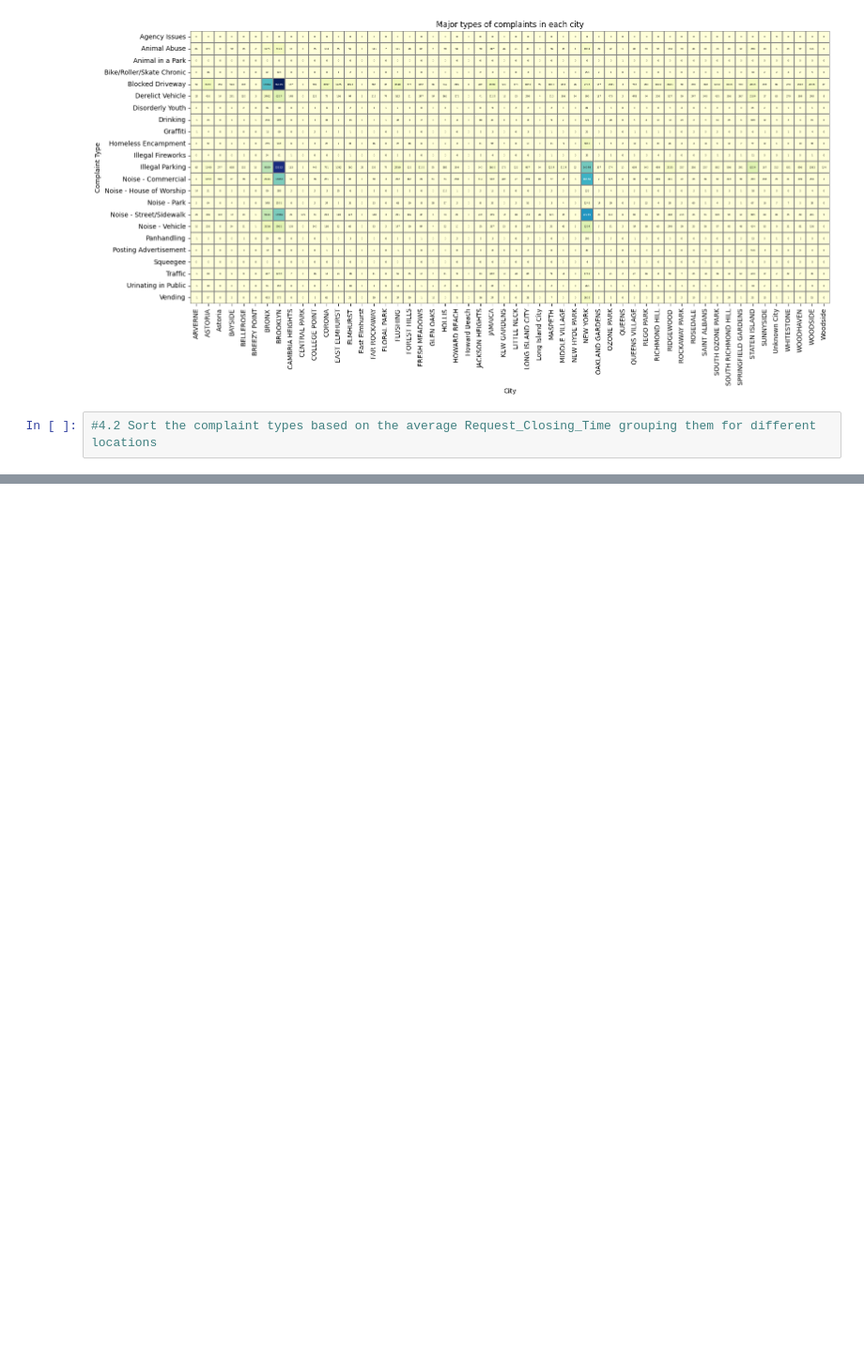
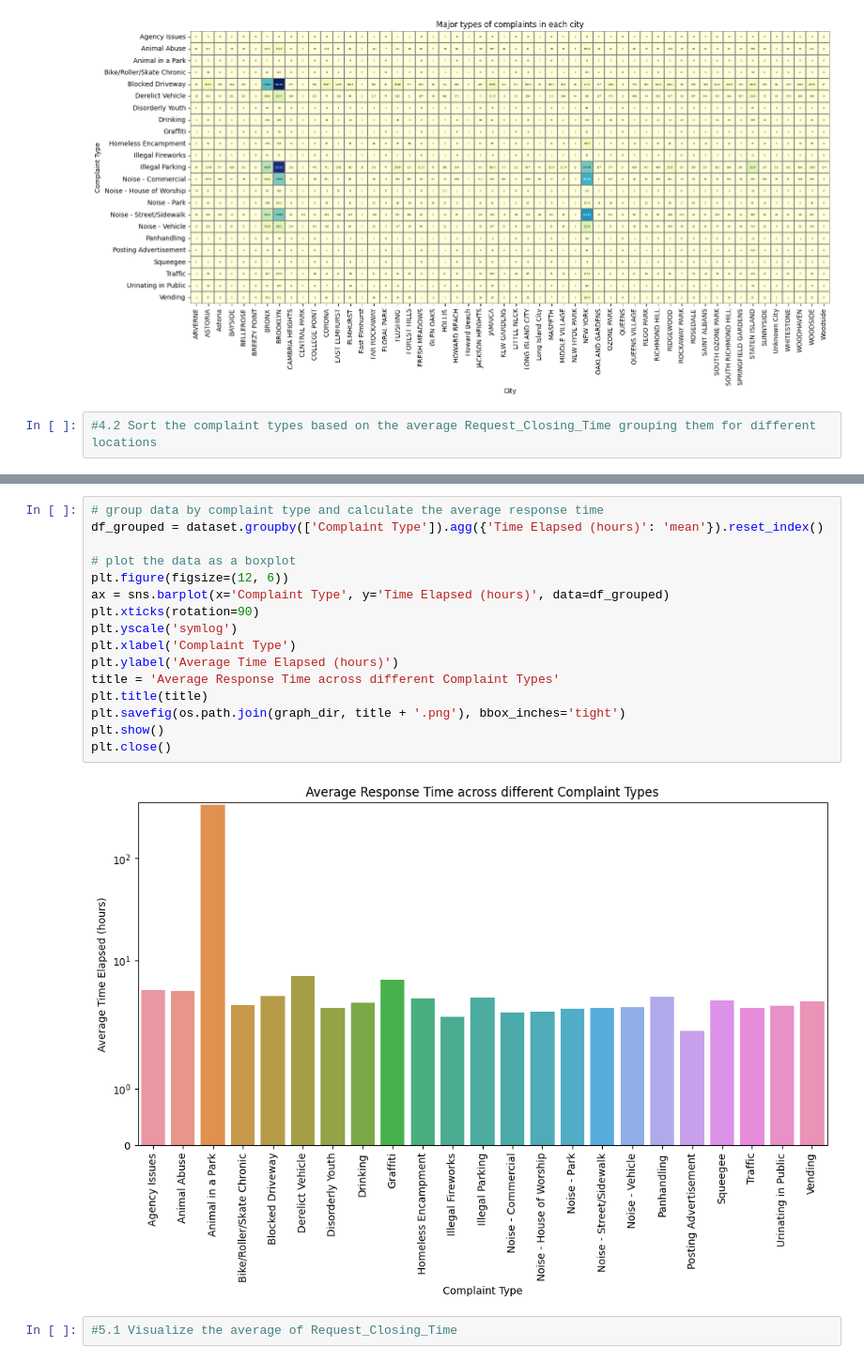
Before and after one commit to kanaishk/Data-Science-With-Python, a Jupyter notebook: Project/Customer_Service_Requests_Analysis/Analysis.ipynb, the cells around one changed output, grey strips where cells are left out. Shown at 94% size. Saved outputs shown, nothing was run; the diff lists cells and outputs as text; blank space fills up the shorter version.

```diff
--- a/Project/Customer_Service_Requests_Analysis/Analysis.ipynb
+++ b/Project/Customer_Service_Requests_Analysis/Analysis.ipynb
@@ -434,0 +439,20 @@ plt.close()
+# %%
+# group data by complaint type and calculate the average response time
+df_grouped = dataset.groupby(['Complaint Type']).agg({'Time Elapsed (hours)': 'mean'}).reset_index()
+
+# plot the data as a boxplot
+plt.figure(figsize=(12, 6))
+ax = sns.barplot(x='Complaint Type', y='Time Elapsed (hours)', data=df_grouped)
+plt.xticks(rotation=90)
+plt.yscale('symlog')
+plt.xlabel('Complaint Type')
+plt.ylabel('Average Time Elapsed (hours)')
+title = 'Average Response Time across different Complaint Types'
+plt.title(title)
+plt.savefig(os.path.join(graph_dir, title + '.png'), bbox_inches='tight')
+plt.show()
+plt.close()
+# %% [output]
+[figure, added]
+# %%
+#5.1 Visualize the average of Request_Closing_Time
```
Also changed, not shown: parts of 3 cells of this notebook, 3 other files.
